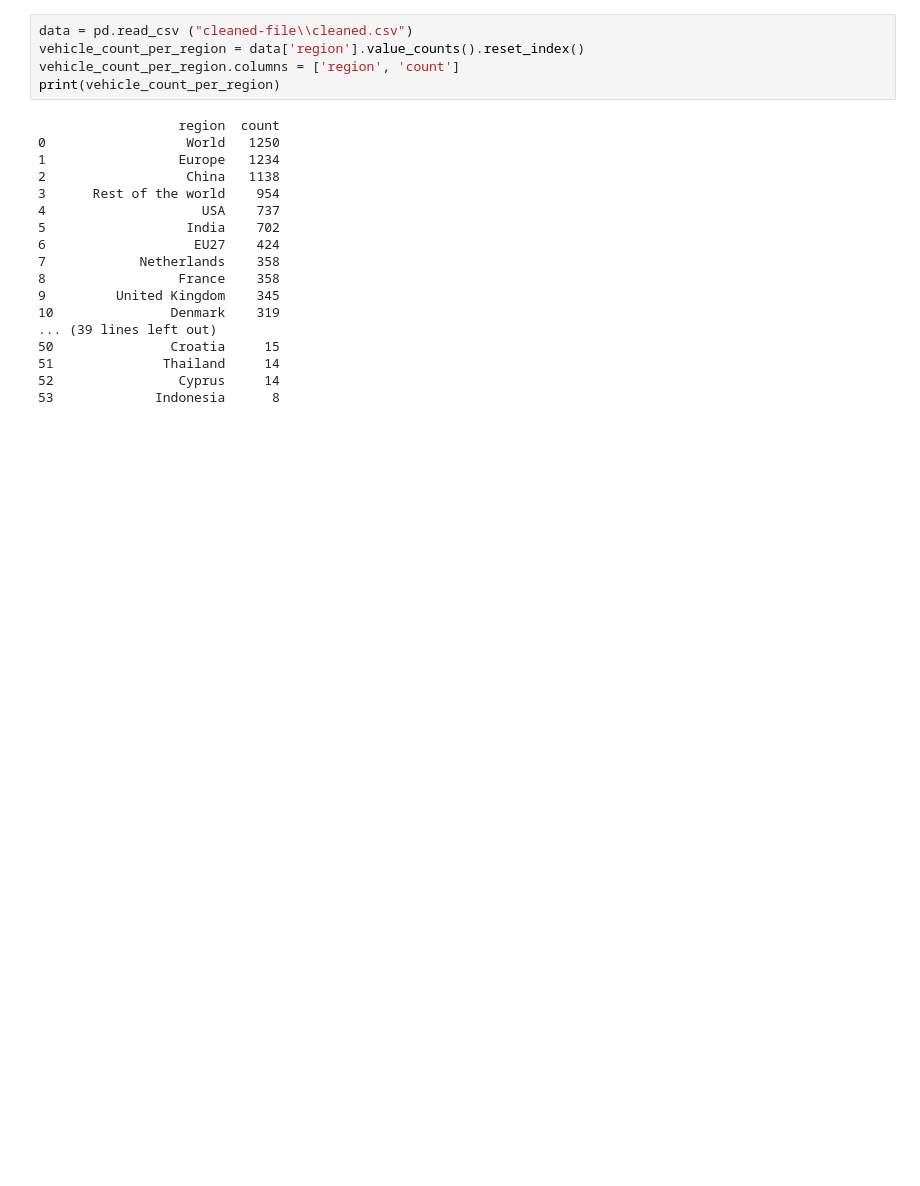
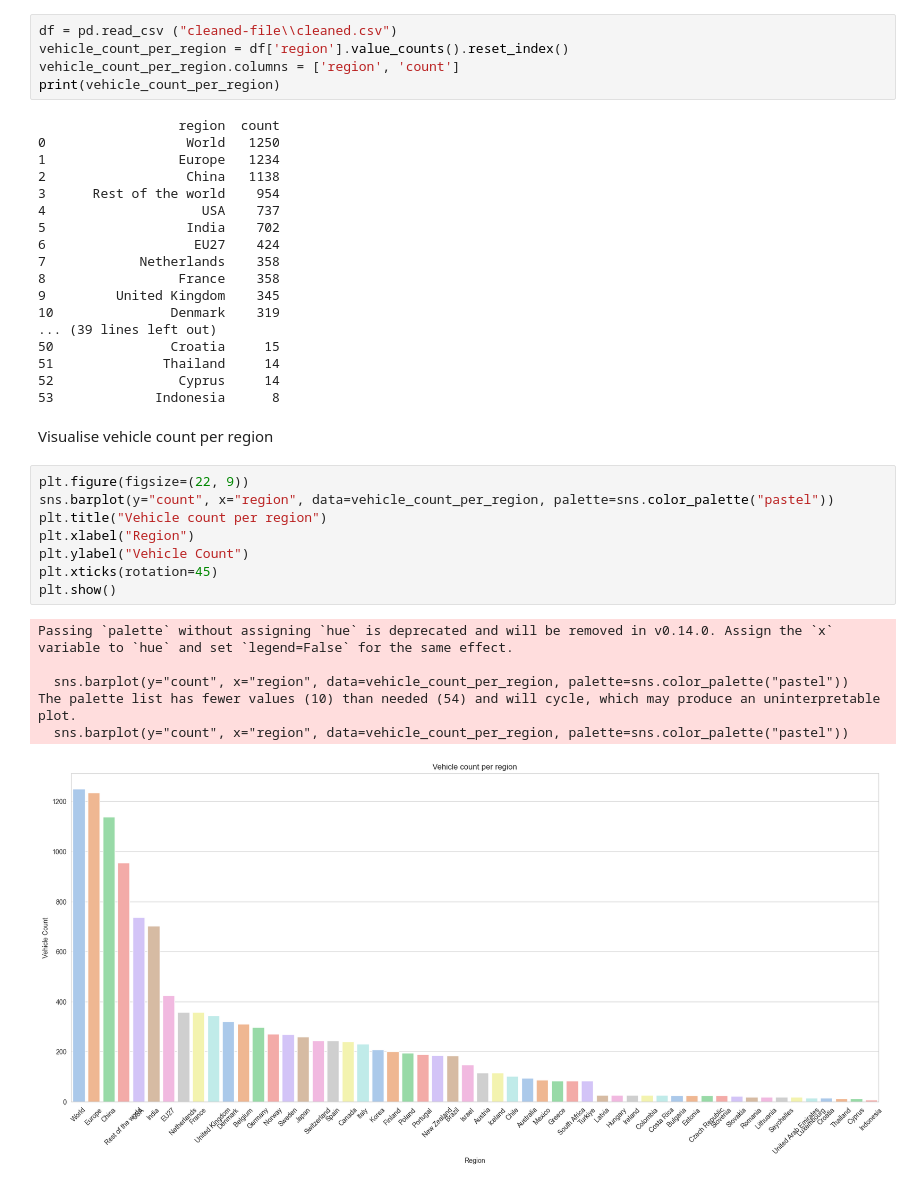
Before and after one commit to Emmanuel913-sketch/Global-Electric-Vehicle-sales-trends-from-2010-2024, a Jupyter notebook: jupyter_notebooks/visualisations.ipynb, the cells around one changed output. Cells and saved outputs as stored; diff of their text form; blank space fills up the shorter version.

Commit message:
Visualisations update

```diff
--- a/jupyter_notebooks/visualisations.ipynb
+++ b/jupyter_notebooks/visualisations.ipynb
@@ -79,8 +94,8 @@ Passing `palette` without assigning `hue` is deprecated and will be removed in v
 # %% [markdown]
 2. Check data set vehicles representation per world region
 # %%
-data = pd.read_csv ("cleaned-file\\cleaned.csv")
-vehicle_count_per_region = data['region'].value_counts().reset_index()
+df = pd.read_csv ("cleaned-file\\cleaned.csv")
+vehicle_count_per_region = df['region'].value_counts().reset_index()
 vehicle_count_per_region.columns = ['region', 'count']
 print(vehicle_count_per_region)
 # %% [output]
@@ -101,3 +116,20 @@ print(vehicle_count_per_region)
 51              Thailand     14
 52                Cyprus     14
 53             Indonesia      8
+# %% [markdown]
+Visualise vehicle count per region
+# %%
+plt.figure(figsize=(22, 9))
+sns.barplot(y="count", x="region", data=vehicle_count_per_region, palette=sns.color_palette("pastel"))
+plt.title("Vehicle count per region")
+plt.xlabel("Region")
+plt.ylabel("Vehicle Count")
+plt.xticks(rotation=45)
+plt.show()
+# %% [output]
+Passing `palette` without assigning `hue` is deprecated and will be removed in v0.14.0. Assign the `x` variable to `hue` and set `legend=False` for the same effect.
+
+  sns.barplot(y="count", x="region", data=vehicle_count_per_region, palette=sns.color_palette("pastel"))
+The palette list has fewer values (10) than needed (54) and will cycle, which may produce an uninterpretable plot.
+  sns.barplot(y="count", x="region", data=vehicle_count_per_region, palette=sns.color_palette("pastel"))
+[figure, added]
```
Also changed, not shown: parts of 11 cells of this notebook.
